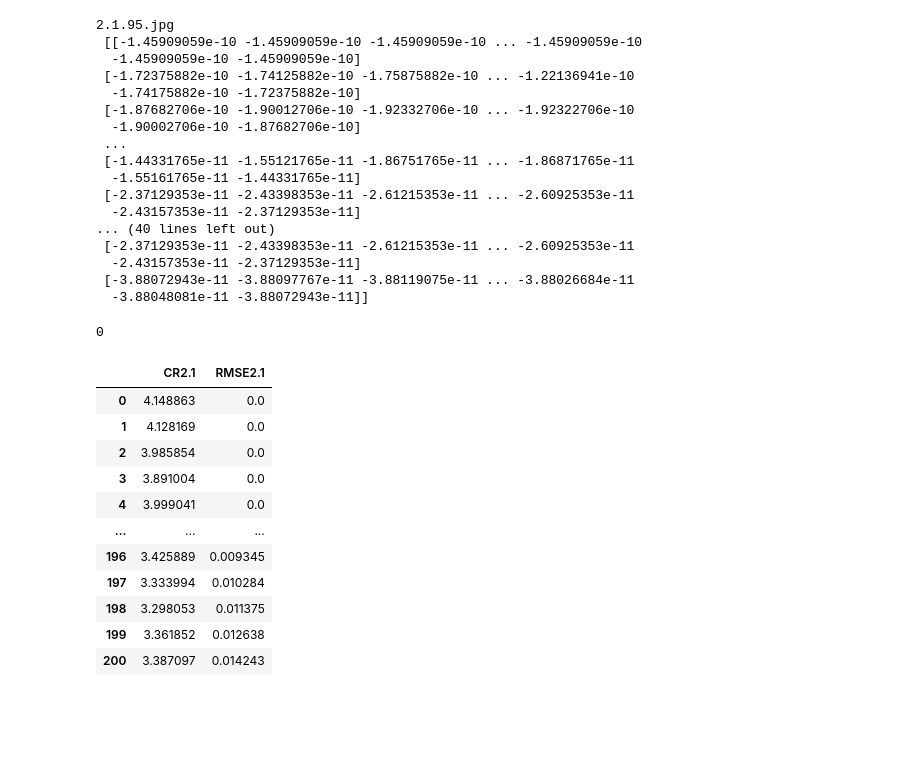
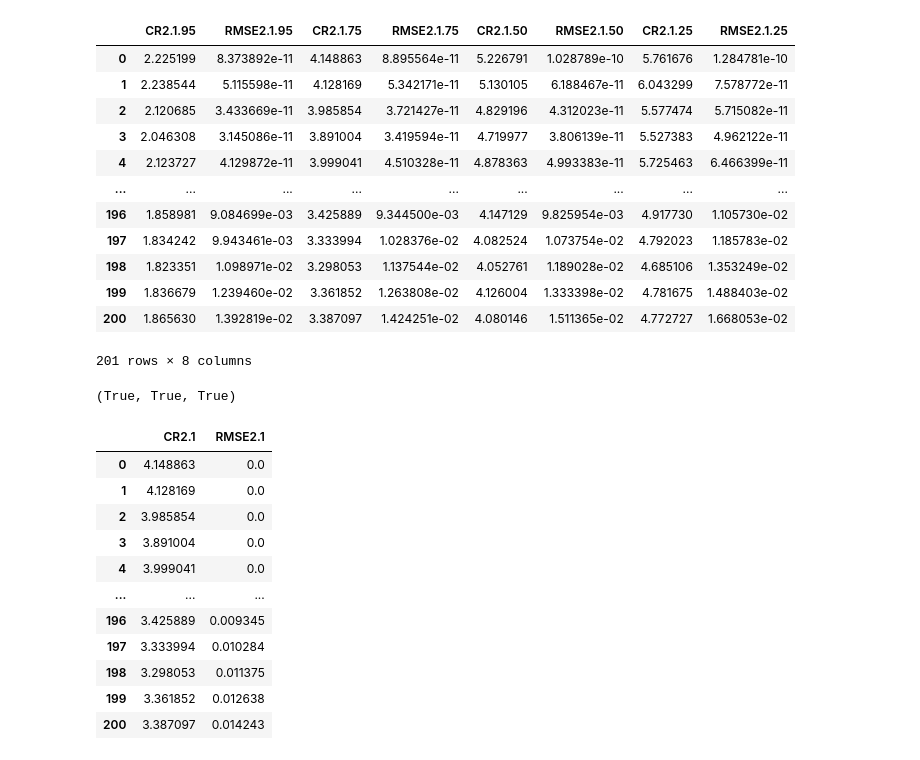
Before and after one commit to sarthaag/data-compression, a Jupyter notebook: analysis2.1.ipynb, the cells around one changed output. Drawn from its saved outputs; the diff is of its cells as text; code cells hidden in the pictures; blank space fills up the shorter version.

Commit message:
Complete debugging new implementation of analysis2.1, recover old analysis that was deleted

```diff
--- a/analysis2.1.ipynb
+++ b/analysis2.1.ipynb
@@ -24,68 +24,57 @@ for i in range(201):
     plt.imshow(arr, cmap='gray')
     plt.axis("off")
 
     # Save as PNG then reopen. Then save as JPG's of varying quality. Convert back to np array.
     plt.savefig('2.1.png', bbox_inches='tight', pad_inches=0)
     plt.close()
     im = Image.open('2.1.png')
     im = im.convert('RGB') # need to convert, otherwise saving as JPG doesn't work
 
     for q in [95, 75, 50, 25]:
         title = '2.1.' + str(q) + '.jpg'
         im.save(title, quality=q)
-        # plt.savefig(title, bbox_inches='tight', pad_inches=0, dpi=(q*my_dpi/100))
-        # im = Image.open(title)
-        # im = im.resize((227, 101), Image.LANCZOS)
-        output_array = np.asarray(im)
+        im_jpg = Image.open(title)
+        output_array = np.asarray(im_jpg)
+
+        assert output_array.shape[0] == arr.shape[0] and output_array.shape[1] == arr.shape[1], "Dimension mismatch!"
 
         # Loop through output_array and replace RGB by raw in copy
-        copy = arr.copy()
+        copy = np.zeros_like(arr)
         for row_index, row in enumerate(output_array):
             for col_index, col in enumerate(row):
                 copy[row_index][col_index] = convertRGBToRaw(col[0])
 
         # Compute RMSE's and compression ratio and add to dataframe
         in_imsize = os.stat('2.1.png').st_size
         out_imsize = os.stat(title).st_size
         crcol = 'CR2.1.' + str(q)
         df.at[i, crcol] = in_imsize/out_imsize
 
         diff = copy - arr
         rmse = np.sqrt(np.mean(diff**2))
         rmsecol = 'RMSE2.1.' + str(q)
         df.at[i, rmsecol] = rmse
-        print(title, "\n", diff)
-    break
-# df.to_pickle("analysis2.1.pkl")
-# df
 
-# Potential problem: in the resizing line, this resizes the image after it's already saved, so out_imsize is still associated with the
-# smaller image (when we want it to be the same size image but with less quality)
-
-# So I think we should go back to working with im.save from the first analysis.ipynb? But need to make sure the computation doesn't take
-# too long.
+df.to_pickle("analysis2.1.pkl")
+df
 # %% [output]
+|  | CR2.1.95 | RMSE2.1.95 | CR2.1.75 | RMSE2.1.75 | CR2.1.50 | RMSE2.1.50 | CR2.1.25 | RMSE2.1.25 |
+| 0 | 2.225199 | 8.373892e-11 | 4.148863 | 8.895564e-11 | 5.226791 | 1.028789e-10 | 5.761676 | 1.284781e-10 |
+| 1 | 2.238544 | 5.115598e-11 | 4.128169 | 5.342171e-11 | 5.130105 | 6.188467e-11 | 6.043299 | 7.578772e-11 |
+| 2 | 2.120685 | 3.433669e-11 | 3.985854 | 3.721427e-11 | 4.829196 | 4.312023e-11 | 5.577474 | 5.715082e-11 |
+| 3 | 2.046308 | 3.145086e-11 | 3.891004 | 3.419594e-11 | 4.719977 | 3.806139e-11 | 5.527383 | 4.962122e-11 |
+| 4 | 2.123727 | 4.129872e-11 | 3.999041 | 4.510328e-11 | 4.878363 | 4.993383e-11 | 5.725463 | 6.466399e-11 |
+| ... | ... | ... | ... | ... | ... | ... | ... | ... |
+| 196 | 1.858981 | 9.084699e-03 | 3.425889 | 9.344500e-03 | 4.147129 | 9.825954e-03 | 4.917730 | 1.105730e-02 |
+| 197 | 1.834242 | 9.943461e-03 | 3.333994 | 1.028376e-02 | 4.082524 | 1.073754e-02 | 4.792023 | 1.185783e-02 |
+| 198 | 1.823351 | 1.098971e-02 | 3.298053 | 1.137544e-02 | 4.052761 | 1.189028e-02 | 4.685106 | 1.353249e-02 |
+| 199 | 1.836679 | 1.239460e-02 | 3.361852 | 1.263808e-02 | 4.126004 | 1.333398e-02 | 4.781675 | 1.488403e-02 |
+| 200 | 1.865630 | 1.392819e-02 | 3.387097 | 1.424251e-02 | 4.080146 | 1.511365e-02 | 4.772727 | 1.668053e-02 |
-2.1.95.jpg
- [[-1.45909059e-10 -1.45909059e-10 -1.45909059e-10 ... -1.45909059e-10
-  -1.45909059e-10 -1.45909059e-10]
- [-1.72375882e-10 -1.74125882e-10 -1.75875882e-10 ... -1.22136941e-10
-  -1.74175882e-10 -1.72375882e-10]
- [-1.87682706e-10 -1.90012706e-10 -1.92332706e-10 ... -1.92322706e-10
-  -1.90002706e-10 -1.87682706e-10]
- ...
- [-1.44331765e-11 -1.55121765e-11 -1.86751765e-11 ... -1.86871765e-11
-  -1.55161765e-11 -1.44331765e-11]
- [-2.37129353e-11 -2.43398353e-11 -2.61215353e-11 ... -2.60925353e-11
-  -2.43157353e-11 -2.37129353e-11]
-... (40 lines left out)
- [-2.37129353e-11 -2.43398353e-11 -2.61215353e-11 ... -2.60925353e-11
-  -2.43157353e-11 -2.37129353e-11]
- [-3.88072943e-11 -3.88097767e-11 -3.88119075e-11 ... -3.88026684e-11
-  -3.88048081e-11 -3.88072943e-11]]
+201 rows × 8 columns
 # %%
-df.isnull().sum().sum()
+df["RMSE2.1.95"].equals(df["RMSE2.1.25"]), df["RMSE2.1.95"].equals(df["RMSE2.1.50"]), df["RMSE2.1.95"].equals(df["RMSE2.1.75"])
 # %% [output]
-0
+(True, True, True)
 # %%
 # Load data and create dataframe
 phi = np.load("Phi_201snap.npy")
```
Also changed, not shown: 14 other files.
